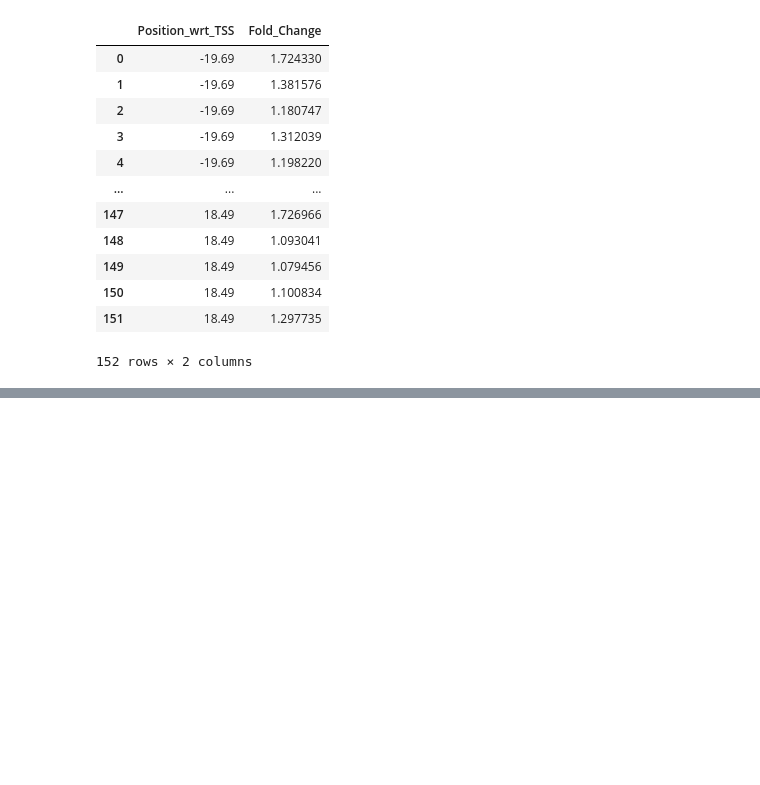
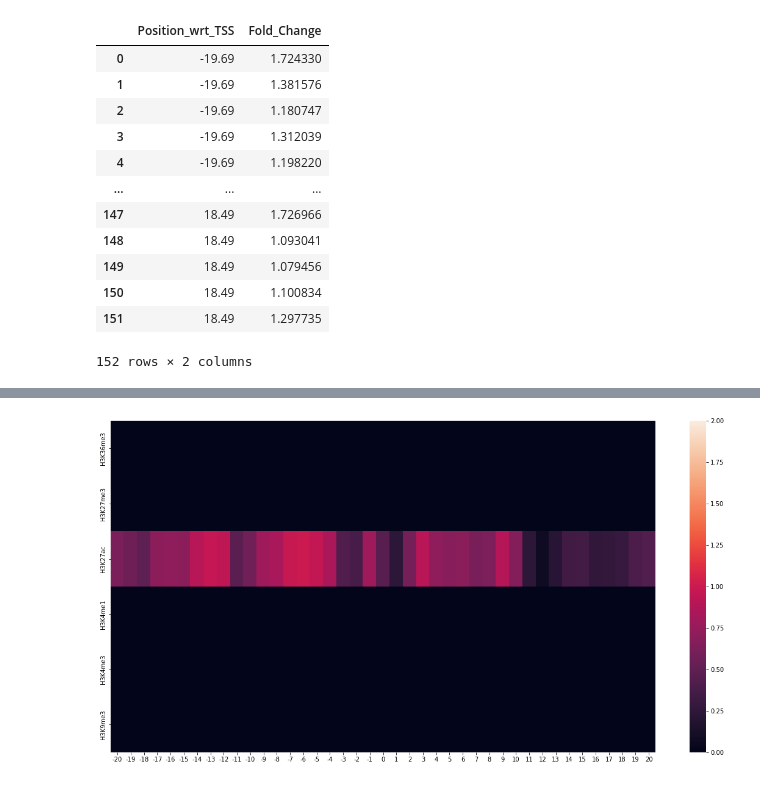
Before and after one commit to sanjitsbatra/deepENCODE, a Jupyter notebook: Test.ipynb, the cells around one changed output, grey strips where cells are left out. Drawn from its saved outputs; the diff is of its cells as text; code cells hidden in the pictures; blank space fills up the shorter version.

```diff
--- a/Test.ipynb
+++ b/Test.ipynb
@@ -100,10 +228,10 @@ for i in range(1):
 # %%
 # Load Alan's H3K27ac p300 dataset
-df_CXCR4 = pd.read_csv("../Data/CXCR4.tsv", sep="\t")
+df_CXCR4 = pd.read_csv("../Data/CXCR4.p300.tsv", sep="\t")
 df_CXCR4_values = df_CXCR4[df_CXCR4['Position_wrt_TSS']!="Control"]
 df_CXCR4_values["Position_wrt_TSS"] = pd.to_numeric(df_CXCR4_values["Position_wrt_TSS"], errors='coerce')/RESOLUTION
 
-df_TGFBR1 = pd.read_csv("../Data/TGFBR1.tsv", sep="\t")
+df_TGFBR1 = pd.read_csv("../Data/TGFBR1.p300.tsv", sep="\t")
 df_TGFBR1_values = df_TGFBR1[df_TGFBR1['Position_wrt_TSS']!="Control"]
 df_TGFBR1_values["Position_wrt_TSS"] = pd.to_numeric(df_TGFBR1_values["Position_wrt_TSS"], errors='coerce')/RESOLUTION
 df_TGFBR1_values
@@ -211,0 +261,84 @@ for gene in genes:
+# %%
+# Define in-silico epigenesis
+def ise(gene, assay = 2, inserted_minuslog10p_value = 3, peak_width = 2):
+
+    X = np.load(gene + ".npy")
+
+    # Perform inference by introducing p-value changes with a peak width
+    yPred = []
+    center = window_size // 2
+    positions = range(center - center, center + center + 1)
+    for pos in positions:
+        X_modified = np.copy(X)
+        for p in range(pos - peak_width // 2, pos + peak_width // 2 + 1):
+            if( (p>=0) and (p < max(positions)) ):
+                X_modified[:, p, assay] = X_modified[:, p, assay] + inserted_minuslog10p_value
+        yPred_value = trained_model.predict(X_modified)
+        yy = yPred_value[0][0]
+        yPred.append(yy)
+
+    # Instead of scaling, divide by yPred
+    yPred_value = trained_model.predict(X)[0][0]
+    yPred = (np.power(10, yPred) -1) / (np.power(10, yPred_value) -1)
+
+    return yPred
+
+
+def p_value_mapping(inserted_minuslog10p_value):
+    minuslog10p_value = np.expm1(inserted_minuslog10p_value)
+    p_value = np.power(10, -1 * minuslog10p_value)
+    return round(minuslog10p_value, 2)
+
+
+assays = ['H3K36me3', 'H3K27me3', 'H3K27ac', 'H3K4me1', 'H3K4me3', 'H3K9me3']
+def assay_name(assay):
+    return assays[assay]
+
+
+#Perform in-silico epigenesis
+genes = ["CXCR4", "TGFBR1", "High", "Medium", "Low"]
+assay_color = ['red', 'green', 'blue', 'cyan', 'pink', 'brown']
+xticklabels = range(-(window_size // 2), (window_size // 2) + 1)
+for gene in genes:
+
+    gene_features = np.squeeze(np.load(gene+".npy"), axis=0)
+    plt.rcParams["figure.figsize"] = (20, 10)
+    plt.figure(0)
+    ax = sns.heatmap(np.transpose(gene_features), annot=False, fmt="f",
+                     vmin=0.0, vmax=2.0,
+                     yticklabels=assays, xticklabels=xticklabels)
+    plt.show()
+    plt.close()
+
+    for assay in range(2, 3):
+
+        if(gene == 'CXCR4'):
+            df = df_CXCR4_values
+        elif(gene == 'TGFBR1'):
+            df = df_TGFBR1_values
+        else:
+            df = df_CXCR4_values.iloc[0:0,:].copy()
+
+        inserted_minuslog10p_value = 2.5
+        peak_width = 2
+        gene_ise = ise(gene, assay, inserted_minuslog10p_value, peak_width)
+
+        plt.figure(1)
+        plt.plot(xticklabels, 1.0 * gene_ise, 'o-', color=assay_color[assay], markersize=10, label="Model Predictions " + assay_name(assay))
+        plt.plot(xticklabels, 2.0 * np.transpose(gene_features[:, assay]), 'o-', color='darkorange', markersize=10, label="Epigenetic Features " + assay_name(assay))
+    plt.plot(df['Position_wrt_TSS'], df['Fold_Change'], 'o', color='gray', label="Experimental Data from qPCR")
+    plt.xlim(-52, 52)
+    plt.ylim(-3, 10)
+    ax=plt.gca()
+    x_vals = ax.axes.get_xticks()
+    ax.set_xticklabels(['{:3.0f}'.format(x * 100) for x in x_vals])
+    plt.tick_params(axis='both', which='major', labelsize=30)
+    plt.tick_params(axis='both', which='minor', labelsize=30)
+    plt.xlabel("Peak Position (in bp) w.r.t TSS", size=50)
+    plt.ylabel("Gene expression fold change", size=40)
+    plt.legend(loc=1, prop={'size': 18}, ncol=3)
+    plt.title("Gene "+gene+": inserting " + str(peak_width * RESOLUTION) + "bp peaks of -log10(p_value)="+str(p_value_mapping(inserted_minuslog10p_value)), size=35)
+    plt.show()
+    plt.close()
+# %% [output]
+[figure, added]
```
Also changed, not shown: parts of 7 cells of this notebook, 3 other files.
